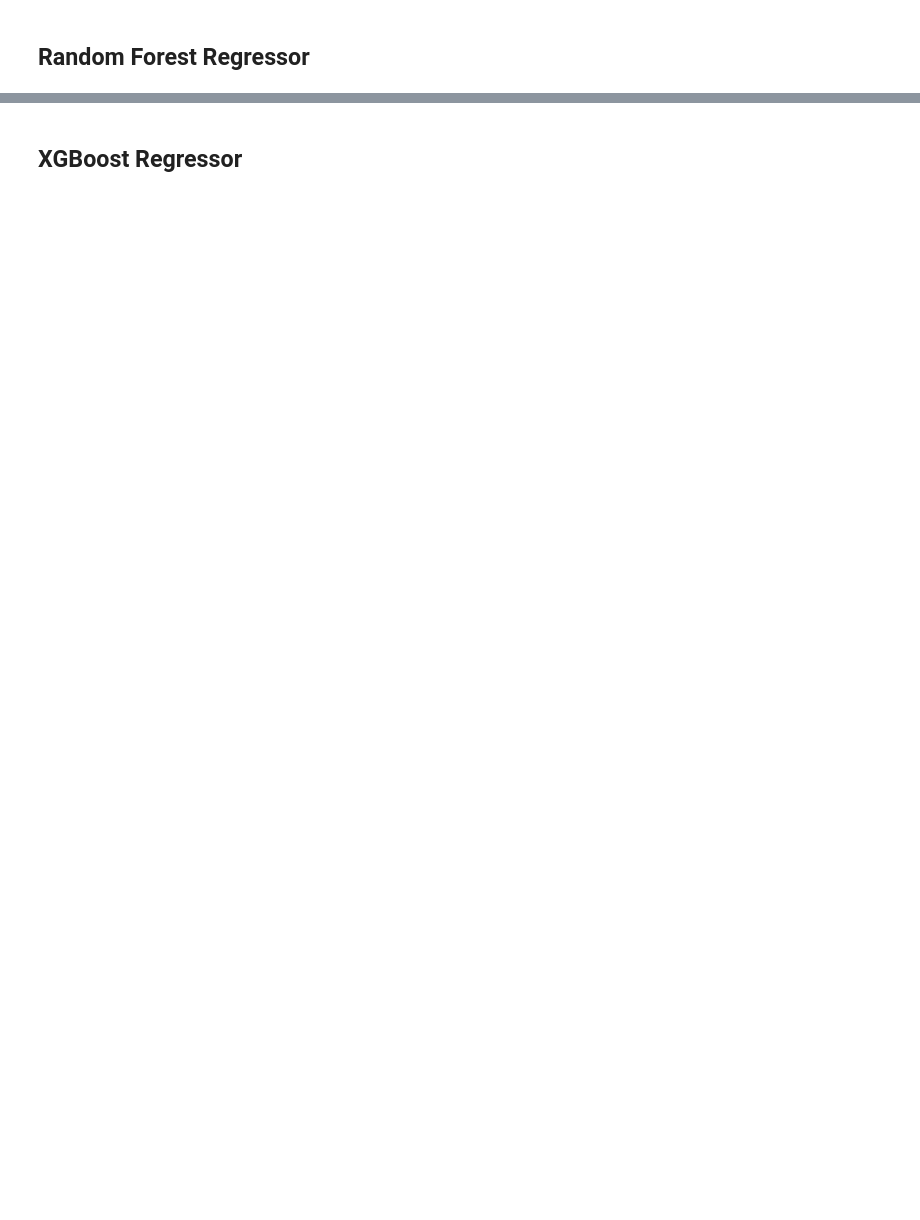
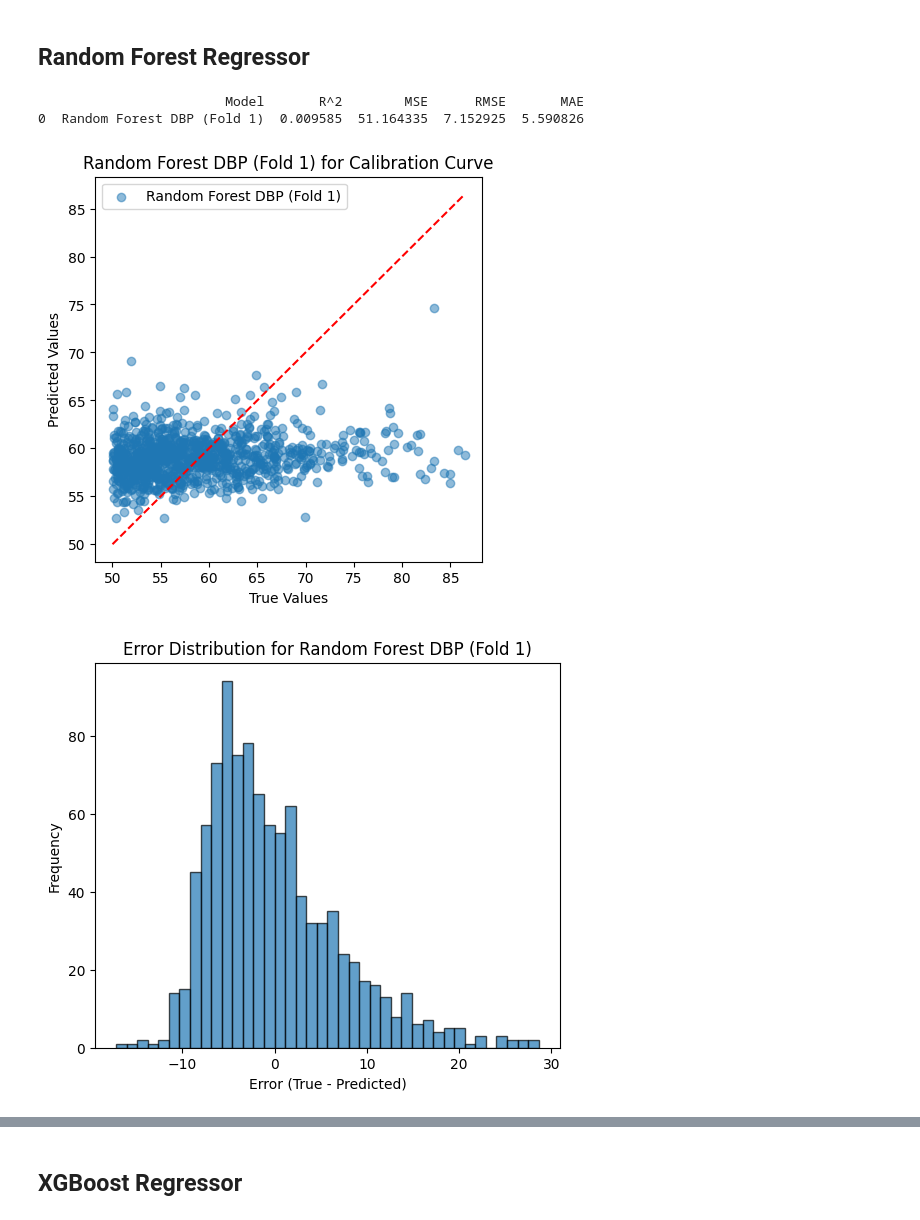
Before and after one commit to AniruthAnanth/CuffLessBloodPressureEstimation, a Jupyter notebook: main.ipynb, the cells around one changed output, grey strips where cells are left out. Cells and saved outputs as stored; diff of their text form; code cells hidden in the pictures; blank space fills up the shorter version.

```diff
--- a/main.ipynb
+++ b/main.ipynb
@@ -223,5 +290,11 @@ cross_val_regression(LinearRegression, X.values, sbp.values, label="Linear Regre
 # %%
 from sklearn.ensemble import RandomForestRegressor
 
-# DBP
-cross_val_regression(RandomForestRegressor, X.values, dbp.values, label="Random Forest DBP", model_kwargs={'n_estimators':100, 'random_state':42})
+if MODELS_TO_TEST["RandomForestRegressor"]:
+    # DBP
+    cross_val_regression(RandomForestRegressor, X.values, dbp.values, label="Random Forest DBP", model_kwargs={'n_estimators':100, 'random_state':42})
+# %% [output]
+                        Model       R^2        MSE      RMSE       MAE
+0  Random Forest DBP (Fold 1)  0.009585  51.164335  7.152925  5.590826
+[figure, added]
+[figure, added]
```
Also changed, not shown: parts of 22 cells of this notebook.
